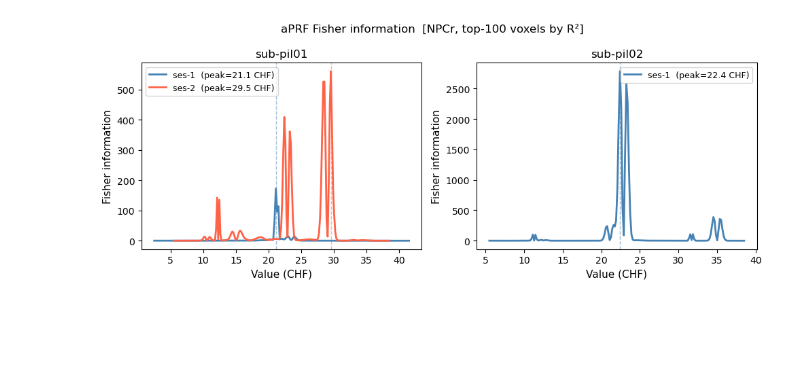
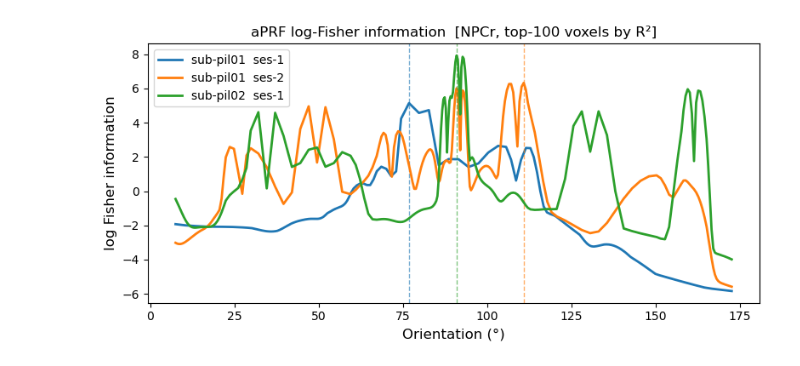
Before and after one commit to Gilles86/abstract_values, a Jupyter notebook: abstract_values/encoding_models/notebooks/analyze_fisher_information_aprf.ipynb, the cells around one changed output. Cells and saved outputs as stored; diff of their text form; code cells hidden in the pictures; blank space fills up the shorter version.

```diff
--- a/abstract_values/encoding_models/notebooks/analyze_fisher_information_aprf.ipynb
+++ b/abstract_values/encoding_models/notebooks/analyze_fisher_information_aprf.ipynb
@@ -8,12 +9,13 @@ from abstract_values.utils.data import BIDS_FOLDER
 # %%
 # ── settings ──────────────────────────────────────────────────────────────────
-mask    = 'NPCr'
+mask     = 'NPCr'
 n_voxels = 100
 
+# pil01 = FMRISubject(1), pil02 = FMRISubject(2)
 subjects_sessions = [
-    ('pil01', 1),
-    ('pil01', 2),
-    ('pil02', 1),
+    ('pil01', 1, 1, 1),   # (pil_subject, pil_session, fmri_subject_id, behavioral_session)
+    ('pil01', 2, 1, 2),
+    ('pil02', 1, 2, 1),
 ]
 
 deriv_dir = BIDS_FOLDER / 'derivatives' / 'encoding_models' / 'aprf'
@@ -57,30 +62,18 @@ plt.show()
 # %%
-# ── separate panels per subject ────────────────────────────────────────────────
-subjects = sorted({s for s, _ in subjects_sessions})
-fig, axes = plt.subplots(1, len(subjects), figsize=(5 * len(subjects), 4), sharey=False)
+# ── overlay plot ───────────────────────────────────────────────────────────────
+fig, ax = plt.subplots(figsize=(8, 4))
 
-if len(subjects) == 1:
-    axes = [axes]
+colors = plt.cm.tab10.colors
+for i, rec in enumerate(records):
+    ax.plot(rec['ori'], rec['log_fi'], lw=2, color=colors[i], label=rec['label'])
+    peak_ori = rec['ori'][rec['log_fi'].argmax()]
+    ax.axvline(peak_ori, color=colors[i], lw=1, linestyle='--', alpha=0.6)
 
-ses_colors = {'1': 'steelblue', '2': 'tomato', '3': 'seagreen'}
-
-for ax, subject in zip(axes, subjects):
-    for label, series in fi.items():
-        if f'sub-{subject}' not in label:
-            continue
-        ses_num = label.split('ses-')[1].strip()
-        color = ses_colors.get(ses_num, 'gray')
-        ax.plot(series.index, series.values, lw=2, color=color,
-                label=f'ses-{ses_num}  (peak={series.idxmax():.1f} CHF)')
-        ax.axvline(series.idxmax(), color=color, lw=1, linestyle='--', alpha=0.5)
-
-    ax.set_xlabel('Value (CHF)', fontsize=11)
-    ax.set_ylabel('Fisher information', fontsize=11)
-    ax.set_title(f'sub-{subject}', fontsize=12)
-    ax.legend(fontsize=9)
-
-fig.suptitle(f'aPRF Fisher information  [{mask}, top-{n_voxels} voxels by R²]', fontsize=12)
+ax.set_xlabel('Orientation (°)', fontsize=12)
+ax.set_ylabel('log Fisher information', fontsize=12)
+ax.set_title(f'aPRF log-Fisher information  [{mask}, top-{n_voxels} voxels by R²]', fontsize=12)
+ax.legend(fontsize=10)
 plt.tight_layout()
 plt.show()
 # %% [output]
-[figure, old version]
+[figure, new version]
```
Also changed, not shown: parts of 4 cells of this notebook.
